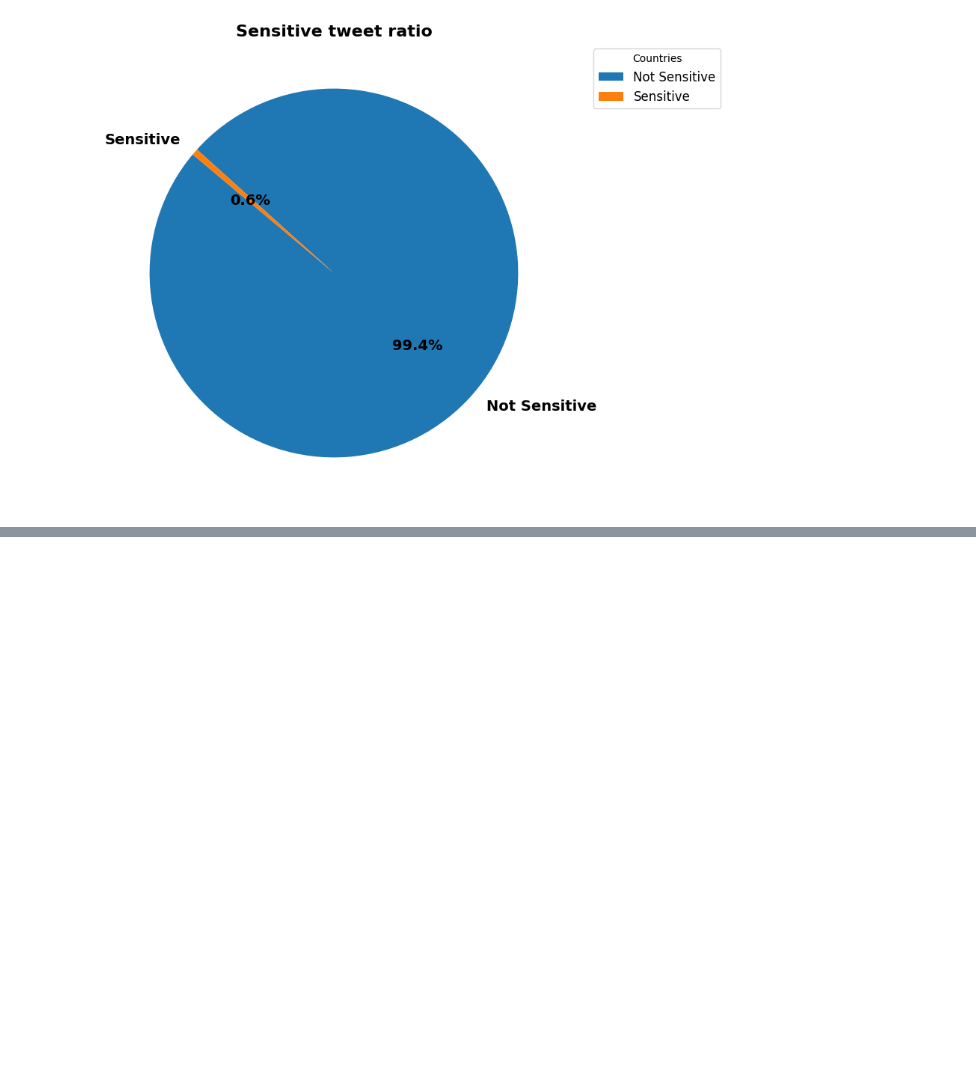
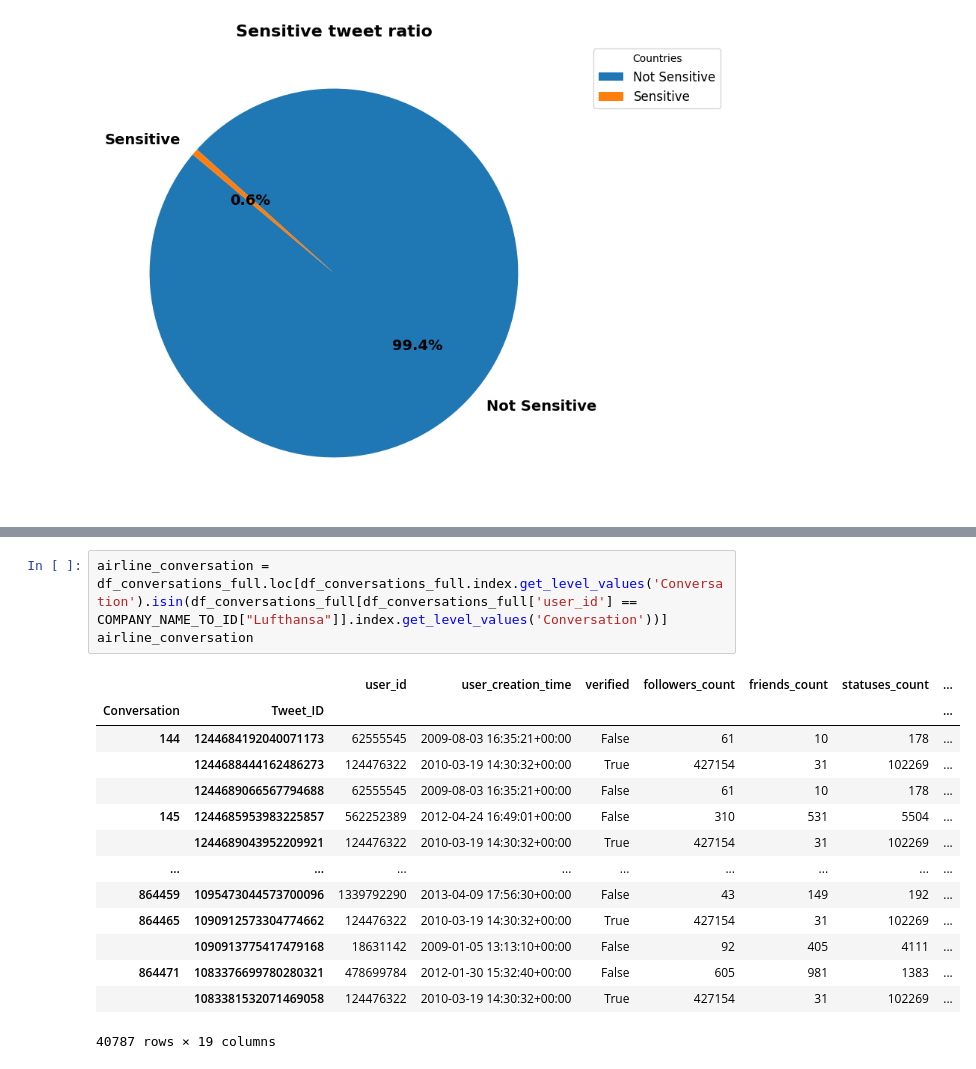
Before and after one commit to skyrimer/DBL-Micro-Soft, a Jupyter notebook: Split 1/EDA/database_eda.ipynb, the cells around one changed output, grey strips where cells are left out. Saved outputs shown, nothing was run; the diff lists cells and outputs as text; blank space fills up the shorter version.

```diff
--- a/Split 1/EDA/database_eda.ipynb
+++ b/Split 1/EDA/database_eda.ipynb
@@ -863,0 +1006,18 @@ Total execution time: 167.5390501022339 seconds
+# %%
+airline_conversation = df_conversations_full.loc[df_conversations_full.index.get_level_values('Conversation').isin(df_conversations_full[df_conversations_full['user_id'] == COMPANY_NAME_TO_ID["Lufthansa"]].index.get_level_values('Conversation'))]
+airline_conversation
+# %% [output]
+|  |  | user_id | user_creation_time | verified | followers_count | friends_count | statuses_count | ... |
+| Conversation | Tweet_ID |  |  |  |  |  |  | ... |
+| 144 | 1244684192040071173 | 62555545 | 2009-08-03 16:35:21+00:00 | False | 61 | 10 | 178 | ... |
+|  | 1244688444162486273 | 124476322 | 2010-03-19 14:30:32+00:00 | True | 427154 | 31 | 102269 | ... |
+|  | 1244689066567794688 | 62555545 | 2009-08-03 16:35:21+00:00 | False | 61 | 10 | 178 | ... |
+| 145 | 1244685953983225857 | 562252389 | 2012-04-24 16:49:01+00:00 | False | 310 | 531 | 5504 | ... |
+|  | 1244689043952209921 | 124476322 | 2010-03-19 14:30:32+00:00 | True | 427154 | 31 | 102269 | ... |
+| ... | ... | ... | ... | ... | ... | ... | ... | ... |
+| 864459 | 1095473044573700096 | 1339792290 | 2013-04-09 17:56:30+00:00 | False | 43 | 149 | 192 | ... |
+| 864465 | 1090912573304774662 | 124476322 | 2010-03-19 14:30:32+00:00 | True | 427154 | 31 | 102269 | ... |
+|  | 1090913775417479168 | 18631142 | 2009-01-05 13:13:10+00:00 | False | 92 | 405 | 4111 | ... |
+| 864471 | 1083376699780280321 | 478699784 | 2012-01-30 15:32:40+00:00 | False | 605 | 981 | 1383 | ... |
+|  | 1083381532071469058 | 124476322 | 2010-03-19 14:30:32+00:00 | True | 427154 | 31 | 102269 | ... |
+40787 rows × 19 columns
```
Also changed, not shown: parts of 12 cells of this notebook.
